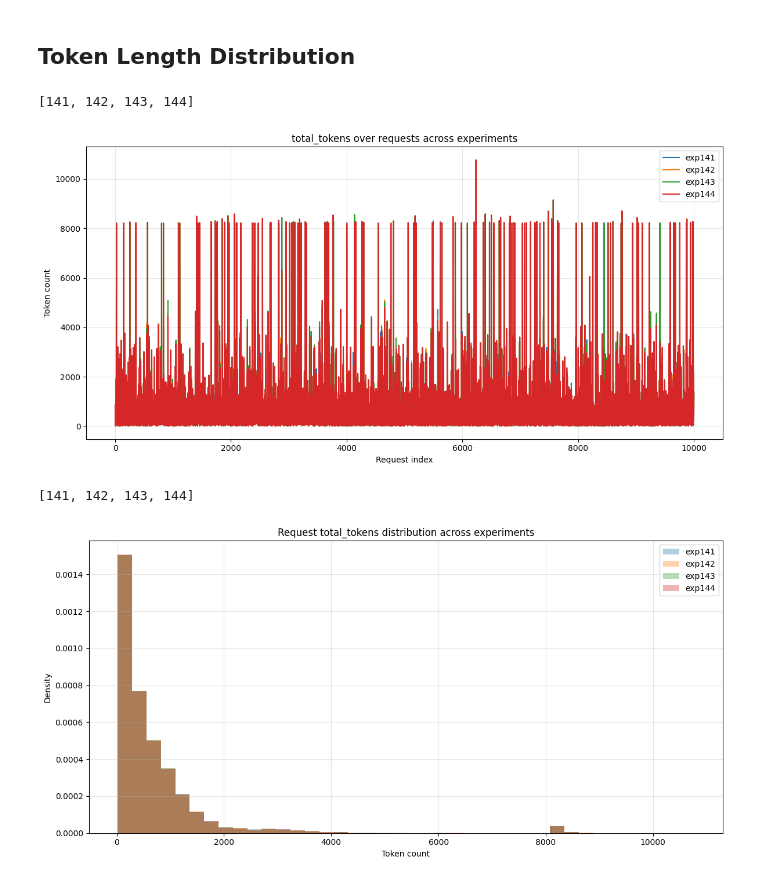
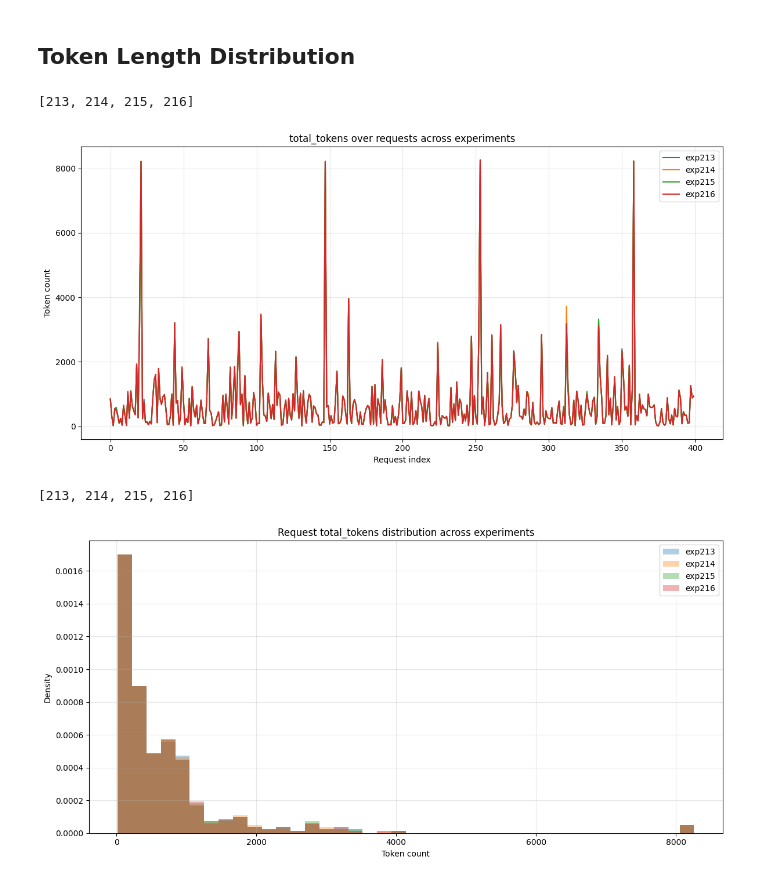
Before and after one commit to immengzi/LLM-LA, a Jupyter notebook: microservice/analysis.ipynb, the cells around one changed output. Cells and saved outputs as stored; diff of their text form; code cells hidden in the pictures.

```diff
--- a/microservice/analysis.ipynb
+++ b/microservice/analysis.ipynb
@@ -47,7 +47,7 @@ import pandas as pd
 
 # ---- choose experiments ----
 # choose which series you want
-series_ids = [35]
+series_ids = [53]
 
 experiments = experiments_from_series(series_ids)
 
@@ -303,8 +303,9 @@ from experiment_analysis import load_experiment_latencies, experiments_from_seri
 import matplotlib.pyplot as plt
 
 # ---- choose experiments ----
-series_ids = [35]
+series_ids = [53]
 experiments = experiments_from_series(series_ids)
+# experiments = [142]
 print(experiments)
 # ----------------------------
 
@@ -319,7 +320,7 @@ metric = "end_to_end_s"          # total client → router → server → client
 # metric = "server_roundtrip_s"  # router → vLLM → router
 # metric = "router_queue_s"      # waiting time in router queue
 # metric = "router_to_sidecar_s" # router → sidecar hop
-# metric = "sidecar_queue_s"     # waiting time inside sidecar
+#metric = "sidecar_queue_s"     # waiting time inside sidecar
 # metric = "vllm_compute_s"      # actual model compute time
 # metric = "router_post_result_s"
 # -----------------------------------------------
@@ -375,7 +376,7 @@ import pandas as pd
 
 # -------- choose experiments to compare --------
 # choose which series you want
-series_ids = [35]
+series_ids = [53]
 
 experiments = experiments_from_series(series_ids)
 
@@ -463,7 +464,7 @@ import matplotlib.pyplot as plt
 
 # ---- choose experiments ----
 # choose which series you want
-series_ids = [35]
+series_ids = [53]
 
 experiments = experiments_from_series(series_ids)
 
@@ -471,7 +472,7 @@ print(experiments)
 # ----------------------------
 
 # ---- choose ONE metric (uncomment exactly one) ----
-metric = "requests_running"
+# metric = "requests_running"
 # metric = "gen_tokens_per_sec"
 # metric = "prefill_tokens_per_sec"
 # metric = "request_success_per_sec"
@@ -479,7 +480,7 @@ metric = "requests_running"
 # metric = "preemptions_per_sec"
 # metric = "gpu_kv_cache_usage_frac"
 # metric = "cpu_kv_cache_usage_frac"
-# metric = "requests_waiting"
+metric = "requests_waiting"
 # metric = "ttft_seconds_avg"
 # metric = "tpot_seconds_avg"
 # metric = "e2e_latency_seconds_avg"
@@ -549,7 +549,7 @@ import matplotlib.pyplot as plt
 
 # ---- choose experiments ----
 # choose which series you want
-series_ids = [35]
+series_ids = [53]
 
 experiments = experiments_from_series(series_ids)
 
@@ -560,35 +560,35 @@ print(experiments)
 # metric = "prompt_tokens"        # input length
 # metric = "completion_tokens"  # output length
 metric = "total_tokens"       # input + output
 # -----------------------------------------------
 
 plt.figure(figsize=(12, 6))
 
 for exp_id in experiments:
     df = (
         load_experiment_latencies(exp_id=exp_id)
         .sort_values("idx")
         .reset_index(drop=True)
     )
 
     if metric not in df.columns:
         print(f"Skipping exp{exp_id}: {metric} not found")
         continue
 
     x = df["idx"]
     y = df[metric]
 
     plt.plot(x, y, label=f"exp{exp_id}")
 
 plt.xlabel("Request index")
 plt.ylabel("Token count")
 plt.title(f"{metric} over requests across experiments")
 plt.legend(loc="upper right")
 plt.grid(True, alpha=0.3)
 plt.tight_layout()
 # %% [output]
-[141, 142, 143, 144]
+[213, 214, 215, 216]
-[figure, old version]
+[figure, new version]
 # %%
 from experiment_analysis import load_experiment_latencies
 import matplotlib.pyplot as plt
@@ -596,7 +596,7 @@ import pandas as pd
 
 # ---- choose experiments ----
 # choose which series you want
-series_ids = [35]
+series_ids = [53]
 
 experiments = experiments_from_series(series_ids)
 
@@ -638,8 +638,8 @@ plt.legend(loc="upper right")
 plt.grid(True, alpha=0.3)
 plt.tight_layout()
 # %% [output]
-[141, 142, 143, 144]
+[213, 214, 215, 216]
-[figure, old version]
+[figure, new version]
 # %%
 from pathlib import Path
 import json
```
Also changed, not shown: parts of 9 cells of this notebook, 42 other files.
